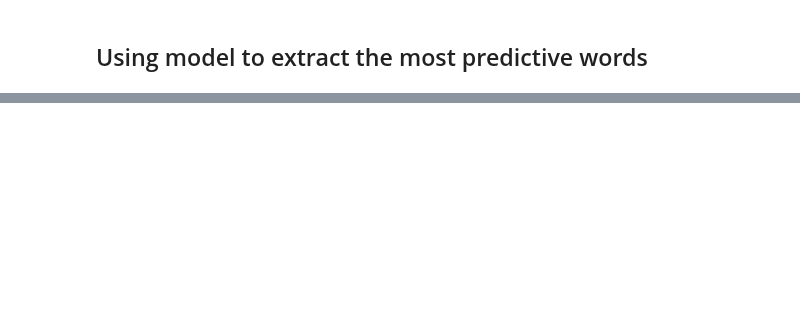
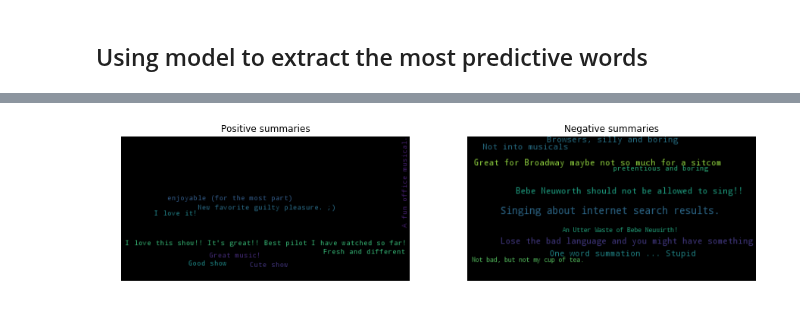
Before and after one commit to koulakis/amazon-review-qa-analysis, a Jupyter notebook: Summarize the reviews.ipynb, the cells around one changed output, grey strips where cells are left out. Cells and saved outputs as stored; diff of their text form; code cells hidden in the pictures; blank space fills up the shorter version.

```diff
--- a/Summarize the reviews.ipynb
+++ b/Summarize the reviews.ipynb
@@ -161,0 +217,4 @@ pd.concat([
+# %%
+present_product(worst_product, all_reviews, full_model)
+# %% [output]
+[figure, added]
```
Also changed, not shown: parts of 12 cells of this notebook.
